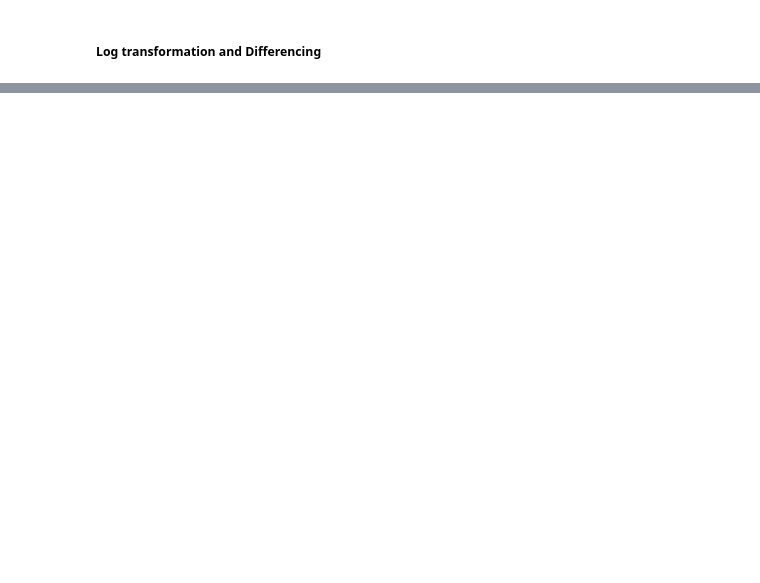
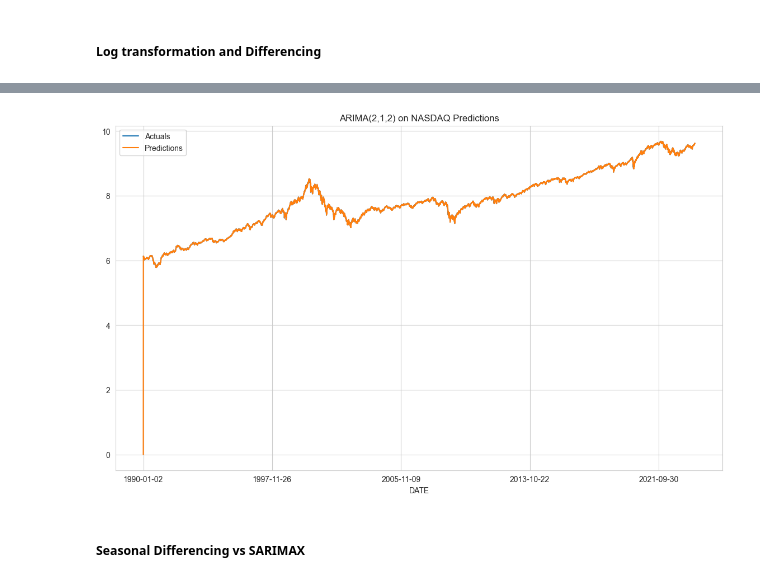
Before and after one commit to shankrith/time-series, a Jupyter notebook: learning/univariate_models.ipynb, the cells around one changed output, grey strips where cells are left out. Cells and saved outputs as stored; diff of their text form; code cells hidden in the pictures; blank space fills up the shorter version.

```diff
--- a/learning/univariate_models.ipynb
+++ b/learning/univariate_models.ipynb
@@ -248,0 +117,7 @@ plot_correlogram(industrial_production_log_diff, lags=100, title='NASDAQ Composi
+# %%
+predictions = model2.predict()
+prediction_plot("ARIMA(2,1,2) on NASDAQ", nasdaq_log, predictions)
+# %% [output]
+[figure, added]
+# %% [markdown]
+##### Seasonal Differencing vs SARIMAX
```
Also changed, not shown: parts of 22 cells of this notebook, 5 other files.
